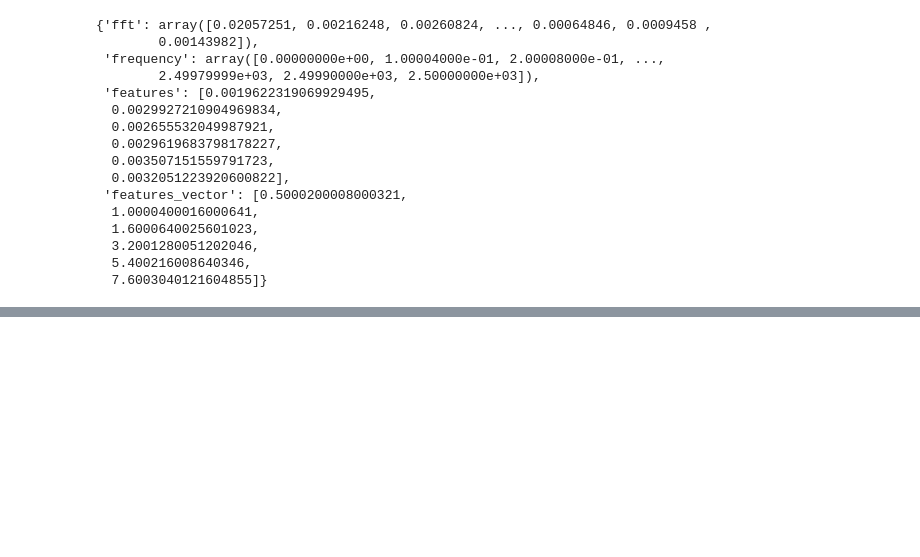
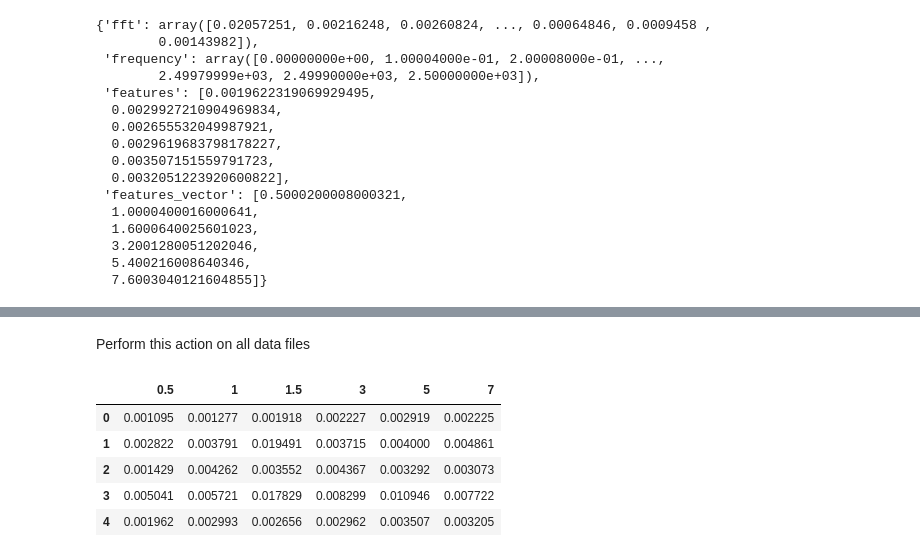
Before and after one commit to lapisco/Data_Science_Trainee_Program, a Jupyter notebook: Module_2/feature_extraction/feature_extraction_v01.ipynb, the cells around one changed output, grey strips where cells are left out. Saved outputs shown, nothing was run; the diff lists cells and outputs as text; code cells hidden in the pictures; blank space fills up the shorter version.

```diff
--- a/Module_2/feature_extraction/feature_extraction_v01.ipynb
+++ b/Module_2/feature_extraction/feature_extraction_v01.ipynb
@@ -71,0 +133,2 @@ out_fourier
+# %% [markdown]
+Perform this action on all data files
@@ -71,0 +148,10 @@ out_fourier
+# %%
+df_fourier = pd.DataFrame(data=fourier_list, columns=['0.5', '1', '1.5', '3', '5', '7'])
+df_fourier
+# %% [output]
+|  | 0.5 | 1 | 1.5 | 3 | 5 | 7 |
+| 0 | 0.001095 | 0.001277 | 0.001918 | 0.002227 | 0.002919 | 0.002225 |
+| 1 | 0.002822 | 0.003791 | 0.019491 | 0.003715 | 0.004000 | 0.004861 |
+| 2 | 0.001429 | 0.004262 | 0.003552 | 0.004367 | 0.003292 | 0.003073 |
+| 3 | 0.005041 | 0.005721 | 0.017829 | 0.008299 | 0.010946 | 0.007722 |
+| 4 | 0.001962 | 0.002993 | 0.002656 | 0.002962 | 0.003507 | 0.003205 |
```
Also changed, not shown: parts of 23 cells of this notebook, 2 other files.
